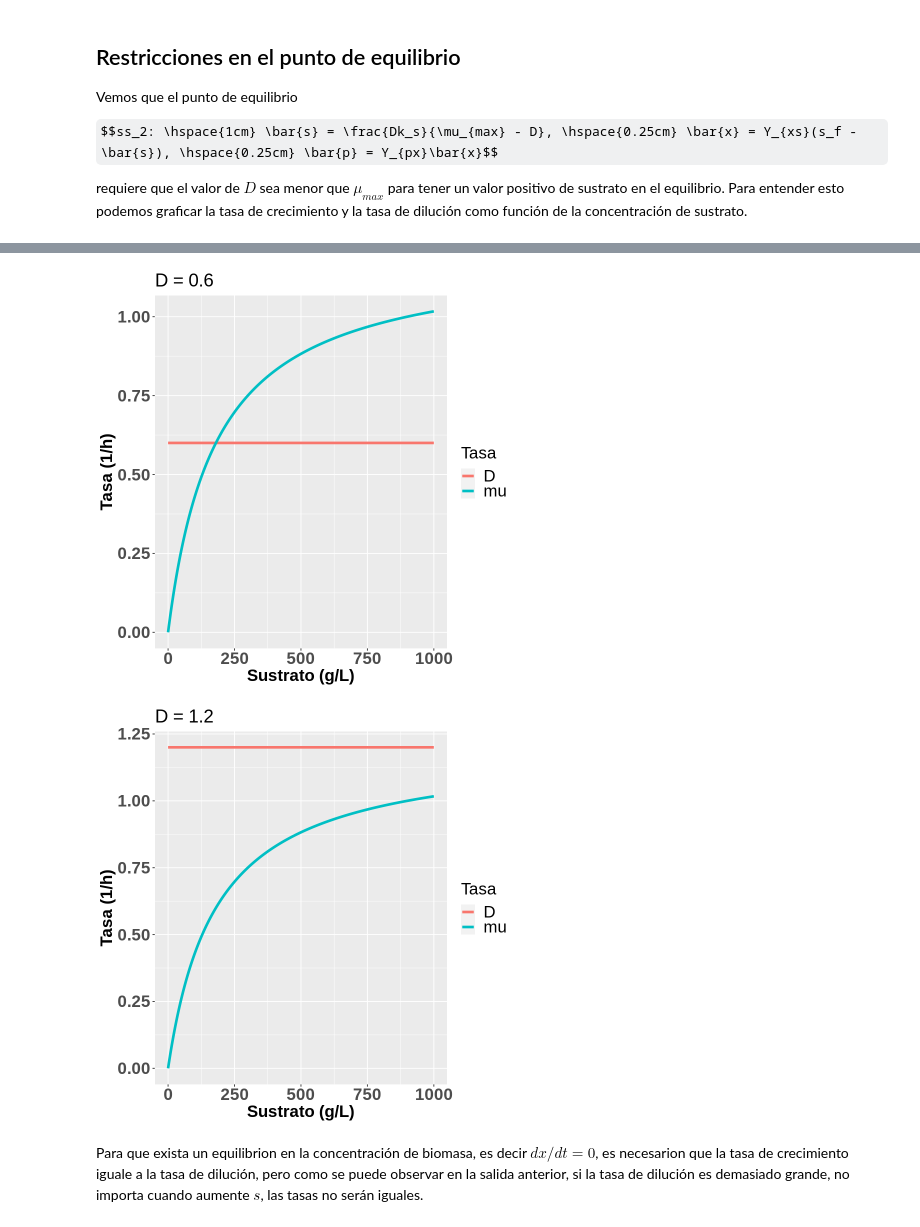
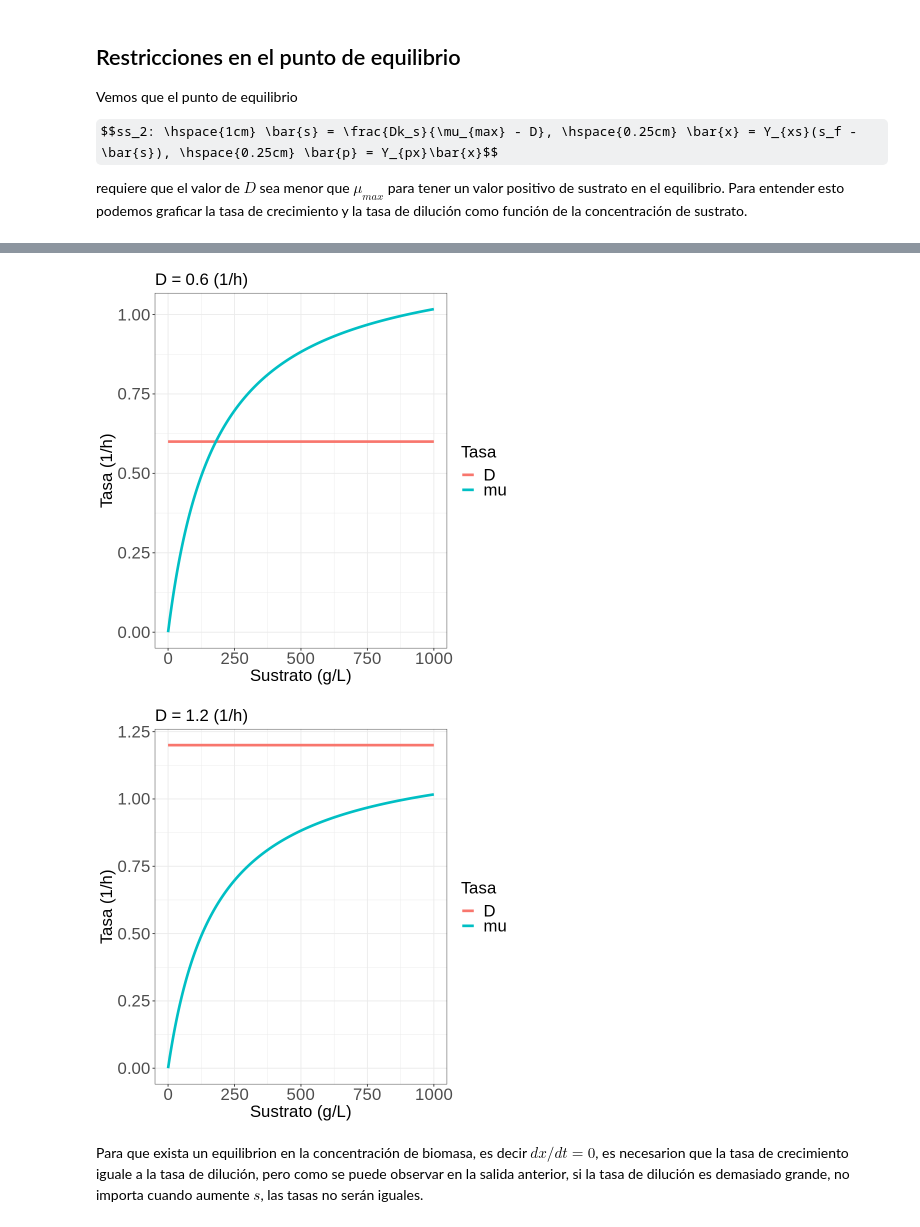
Before and after one commit to JuanM-GG/modelos-tesis, a Jupyter notebook: modelo_monod.ipynb, the cells around one changed output, grey strips where cells are left out. Saved outputs shown, nothing was run; the diff lists cells and outputs as text; code cells hidden in the pictures; some formulas as TeX source.

```diff
--- a/modelo_monod.ipynb
+++ b/modelo_monod.ipynb
@@ -590,12 +590,13 @@ for (D in c(0.1, 0.6, 1.2)) {
   print(
     ggplot(data,aes(substrate, rate, color = group)) +
     geom_line(lwd = 1.5) +
-    labs(title = paste0("D = ", D), x = "Sustrato (g/L)",
+    labs(title = paste0("D = ", D, " (1/h)"), x = "Sustrato (g/L)",
     y = "Tasa (1/h)",color = "Tasa") +
+    theme_bw() +
     theme(
-        plot.title = element_text(size=22),
-        axis.text=element_text(size=20, face = "bold"),
-        axis.title=element_text(size=20,face="bold"),
+        plot.title = element_text(size=20),
+        axis.text=element_text(size=20),
+        axis.title=element_text(size=20),
         legend.title = element_text(size=20),
         legend.text = element_text(size=20))
   )
@@ -606,5 +607,5 @@ p["D"] <- 0.01 # regresar D a su valor original
-[figure, old version]
+[figure, new version]
-[figure, old version]
+[figure, new version]
 # %% [markdown]
 Para que exista un equilibrion en la concentración de biomasa, es decir $dx/dt = 0$, es necesarion que la tasa de crecimiento iguale a la tasa de dilución, pero como se puede observar en la salida anterior, si la tasa de dilución es demasiado grande, no importa cuando aumente $s$, las tasas no serán iguales.
 # %% [markdown]
```
Also changed, not shown: parts of 1 cell of this notebook.
